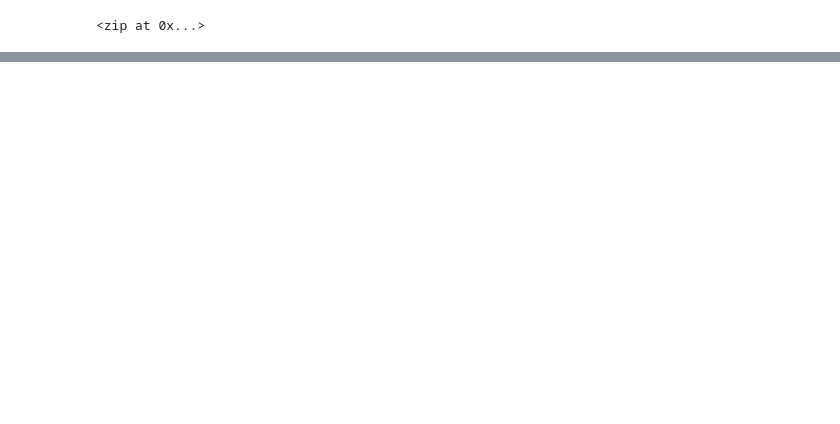
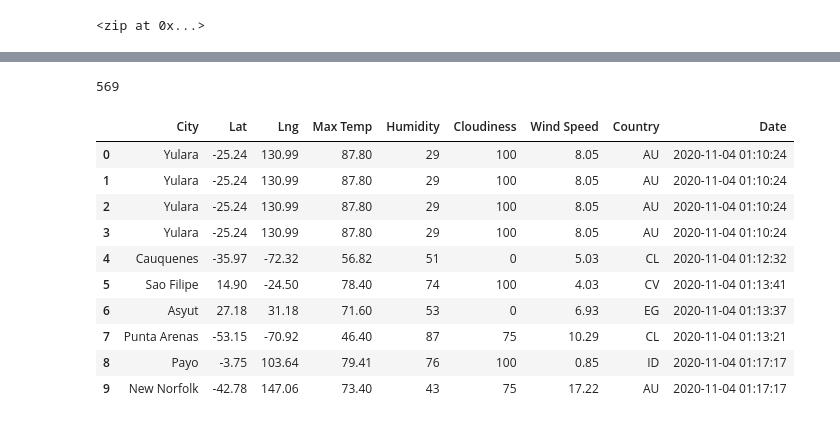
Before and after one commit to Jkulvesk/world_weather_analysis, a Jupyter notebook: WeatherPy.ipynb, the cells around one changed output, grey strips where cells are left out. Saved outputs shown, nothing was run; the diff lists cells and outputs as text; code cells hidden in the pictures; blank space fills up the shorter version.

```diff
--- a/WeatherPy.ipynb
+++ b/WeatherPy.ipynb
@@ -53,0 +192,20 @@ len(cities)
+# %%
+print(len(city_data))
+# %% [output]
+569
+# %%
+# Convert the array of dictionaries to a Pandas DataFrame.
+city_data_df = pd.DataFrame(city_data)
+city_data_df.head(10)
+# %% [output]
+|  | City | Lat | Lng | Max Temp | Humidity | Cloudiness | Wind Speed | Country | Date |
+| 0 | Yulara | -25.24 | 130.99 | 87.80 | 29 | 100 | 8.05 | AU | 2020-11-04 01:10:24 |
+| 1 | Yulara | -25.24 | 130.99 | 87.80 | 29 | 100 | 8.05 | AU | 2020-11-04 01:10:24 |
+| 2 | Yulara | -25.24 | 130.99 | 87.80 | 29 | 100 | 8.05 | AU | 2020-11-04 01:10:24 |
+| 3 | Yulara | -25.24 | 130.99 | 87.80 | 29 | 100 | 8.05 | AU | 2020-11-04 01:10:24 |
+| 4 | Cauquenes | -35.97 | -72.32 | 56.82 | 51 | 0 | 5.03 | CL | 2020-11-04 01:12:32 |
+| 5 | Sao Filipe | 14.90 | -24.50 | 78.40 | 74 | 100 | 4.03 | CV | 2020-11-04 01:13:41 |
+| 6 | Asyut | 27.18 | 31.18 | 71.60 | 53 | 0 | 6.93 | EG | 2020-11-04 01:13:37 |
+| 7 | Punta Arenas | -53.15 | -70.92 | 46.40 | 87 | 75 | 10.29 | CL | 2020-11-04 01:13:21 |
+| 8 | Payo | -3.75 | 103.64 | 79.41 | 76 | 100 | 0.85 | ID | 2020-11-04 01:17:17 |
+| 9 | New Norfolk | -42.78 | 147.06 | 73.40 | 43 | 75 | 17.22 | AU | 2020-11-04 01:17:17 |
```
Also changed, not shown: parts of 10 cells of this notebook, 2 other files.
